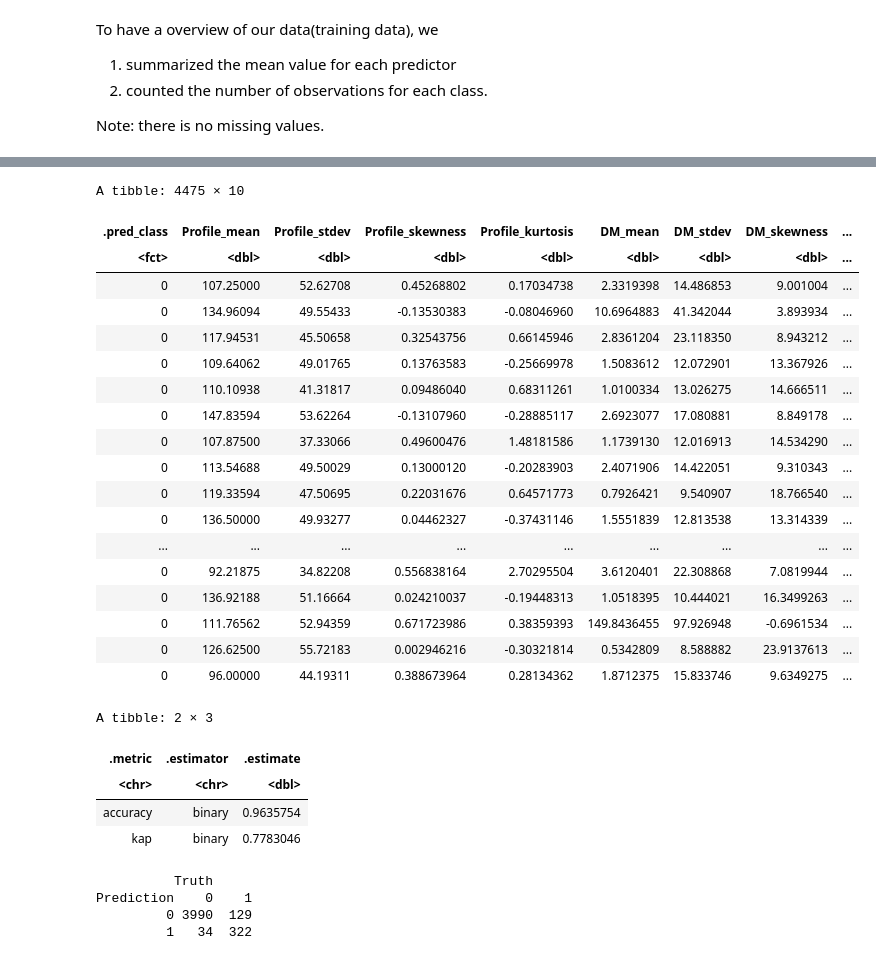
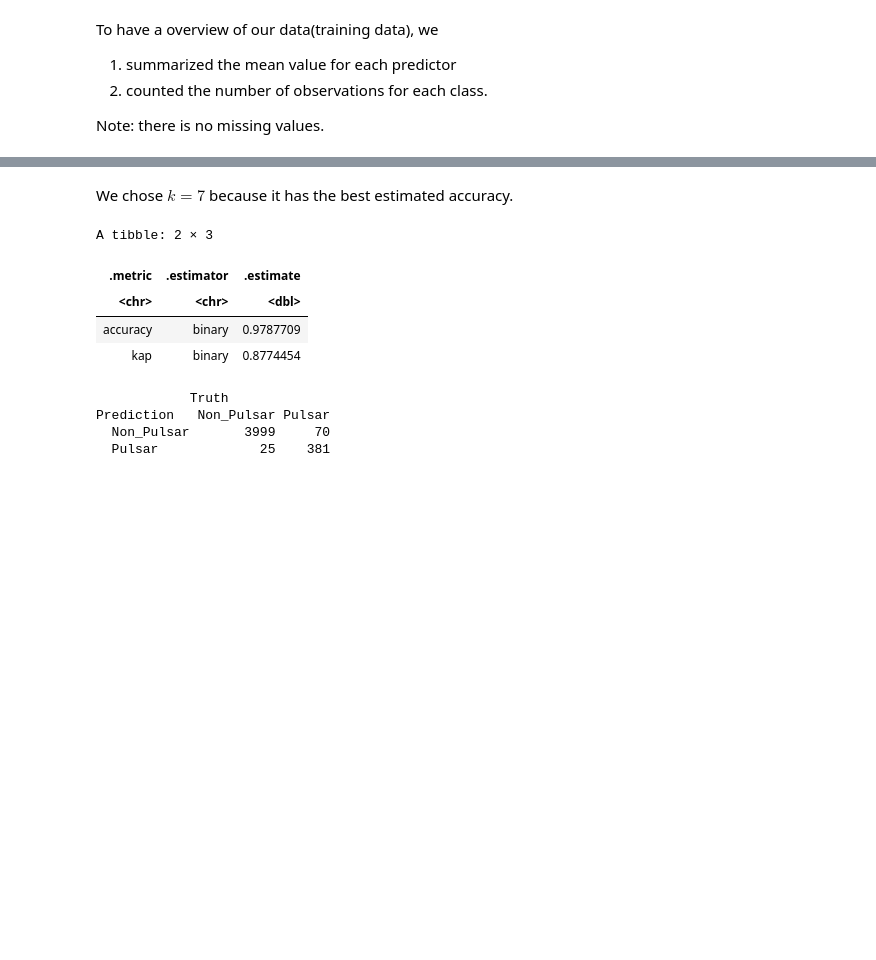
Before and after one commit to susanyliu/dsci100-project144new, a Jupyter notebook: Pulsar_star_project-2.ipynb, the cells around one changed output, grey strips where cells are left out. Saved outputs shown, nothing was run; the diff lists cells and outputs as text; code cells hidden in the pictures; blank space fills up the shorter version.

```diff
--- a/Pulsar_star_project-2.ipynb
+++ b/Pulsar_star_project-2.ipynb
@@ -66,4 +85,8 @@ Note that the class column is of double type, so we changed the column `class` i
 # %%
-# changed the column "class" into factor
-pulsar <- pulsar |>
+# Changed the column "Class" into factor
+pulsar_class <- pulsar |>
+    pull(class)
+
+pulsar <-  pulsar |>
+    mutate(class = ifelse(pulsar_class, "Pulsar", "Non_Pulsar")) |>
     mutate(class = as_factor(class))
@@ -268,0 +224,14 @@ accuracies <- knn_results |>
+# %%
+set.seed(144)
+
+# creat "up_sample" recipe
+pulsar_wee <- recipe(class ~ Profile_mean + Profile_skewness +
+                        Profile_kurtosis, data = pulsar_train) |>
+     step_upsample(class, over_ratio = 1, skip = FALSE) |>
+     prep() |>
+     bake(pulsar_train)
+
+pulsar_recipe <- recipe(class ~ Profile_mean + Profile_skewness +
+                        Profile_kurtosis, data = pulsar_wee) |>
+     step_scale(all_predictors()) |>
+     step_center(all_predictors())
@@ -282,51 +278,40 @@ print("We choose to set the value of k to 13 in our classification model, as it
+# %% [markdown]
+We chose $k = 7$ because it has the best estimated accuracy.
 # %%
 set.seed(144)
-pulsar_spec <- nearest_neighbor(weight_func = "rectangular", neighbors = 13) |>
+
+# creat model using the best k
+pulsar_spec <- nearest_neighbor(weight_func = "rectangular", neighbors = 7) |>
        set_engine("kknn") |>
        set_mode("classification")
 
+# fit with the training data
 pulsar_fit <- workflow() |>
        add_recipe(pulsar_recipe) |>
        add_model(pulsar_spec) |>
-       fit(data=pulsar_train)
+       fit(data = pulsar_train)
 # %%
+# predict the testing data
 pulsar_predictions <- predict(pulsar_fit, pulsar_test) |>
           bind_cols(pulsar_test)
-pulsar_predictions
 
 pulsar_metrics <- pulsar_predictions |>
           metrics(truth = class, estimate = .pred_class)
-pulsar_metrics
 
 pulsar_conf_mat <- pulsar_predictions|>
           conf_mat(truth = class, estimate = .pred_class)
+
+
+pulsar_metrics
 pulsar_conf_mat
+# pulsar_predictions
 # %% [output]
-A tibble: 4475 × 10
+A tibble: 2 × 3
-| .pred_class | Profile_mean | Profile_stdev | Profile_skewness | Profile_kurtosis | DM_mean | DM_stdev | DM_skewness | ... |
-| <fct> | <dbl> | <dbl> | <dbl> | <dbl> | <dbl> | <dbl> | <dbl> | ... |
-| 0 | 107.25000 | 52.62708 | 0.45268802 | 0.17034738 | 2.3319398 | 14.486853 | 9.001004 | ... |
-| 0 | 134.96094 | 49.55433 | -0.13530383 | -0.08046960 | 10.6964883 | 41.342044 | 3.893934 | ... |
-| 0 | 117.94531 | 45.50658 | 0.32543756 | 0.66145946 | 2.8361204 | 23.118350 | 8.943212 | ... |
-| 0 | 109.64062 | 49.01765 | 0.13763583 | -0.25669978 | 1.5083612 | 12.072901 | 13.367926 | ... |
-| 0 | 110.10938 | 41.31817 | 0.09486040 | 0.68311261 | 1.0100334 | 13.026275 | 14.666511 | ... |
-| 0 | 147.83594 | 53.62264 | -0.13107960 | -0.28885117 | 2.6923077 | 17.080881 | 8.849178 | ... |
-| 0 | 107.87500 | 37.33066 | 0.49600476 | 1.48181586 | 1.1739130 | 12.016913 | 14.534290 | ... |
-| 0 | 113.54688 | 49.50029 | 0.13000120 | -0.20283903 | 2.4071906 | 14.422051 | 9.310343 | ... |
-| 0 | 119.33594 | 47.50695 | 0.22031676 | 0.64571773 | 0.7926421 | 9.540907 | 18.766540 | ... |
-| 0 | 136.50000 | 49.93277 | 0.04462327 | -0.37431146 | 1.5551839 | 12.813538 | 13.314339 | ... |
-| ... | ... | ... | ... | ... | ... | ... | ... | ... |
-| 0 | 92.21875 | 34.82208 | 0.556838164 | 2.70295504 | 3.6120401 | 22.308868 | 7.0819944 | ... |
-| 0 | 136.92188 | 51.16664 | 0.024210037 | -0.19448313 | 1.0518395 | 10.444021 | 16.3499263 | ... |
-| 0 | 111.76562 | 52.94359 | 0.671723986 | 0.38359393 | 149.8436455 | 97.926948 | -0.6961534 | ... |
-| 0 | 126.62500 | 55.72183 | 0.002946216 | -0.30321814 | 0.5342809 | 8.588882 | 23.9137613 | ... |
-| 0 | 96.00000 | 44.19311 | 0.388673964 | 0.28134362 | 1.8712375 | 15.833746 | 9.6349275 | ... |
+| .metric | .estimator | .estimate |
+| <chr> | <chr> | <dbl> |
+| accuracy | binary | 0.9787709 |
+| kap | binary | 0.8774454 |
-A tibble: 2 × 3
+            Truth
+Prediction   Non_Pulsar Pulsar
+  Non_Pulsar       3999     70
+  Pulsar             25    381
-| .metric | .estimator | .estimate |
-| <chr> | <chr> | <dbl> |
-| accuracy | binary | 0.9635754 |
-| kap | binary | 0.7783046 |
-          Truth
-Prediction    0    1
-         0 3990  129
-         1   34  322
```
Also changed, not shown: parts of 50 cells of this notebook.
